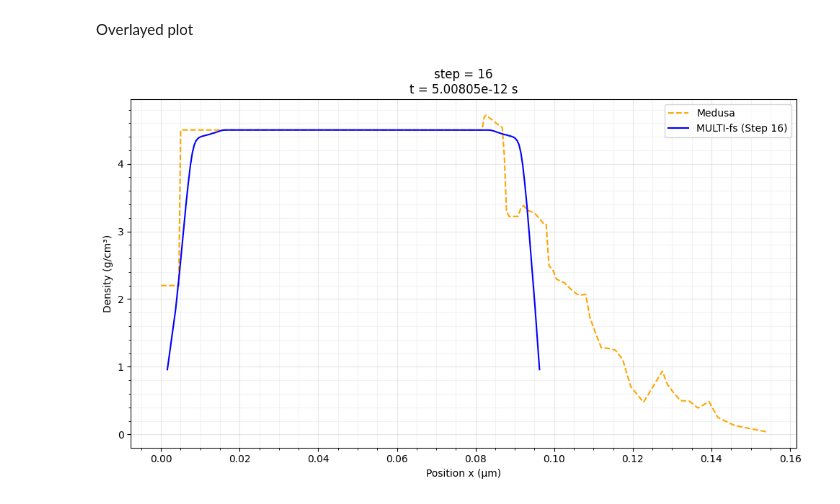
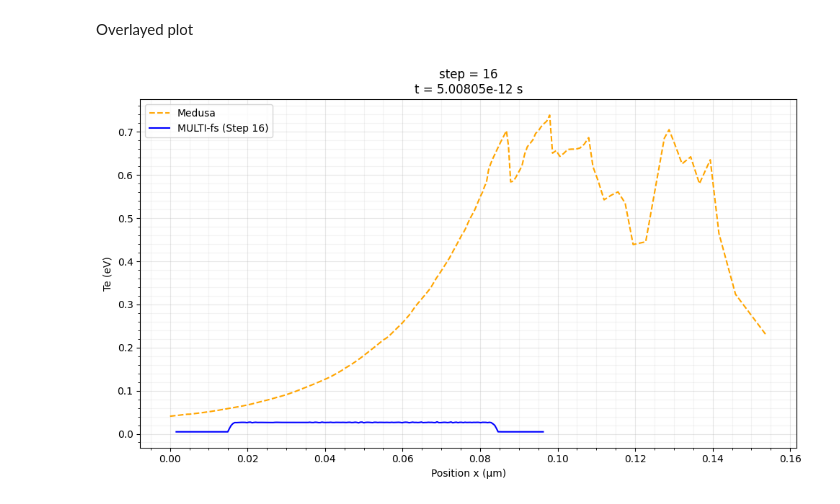
Before and after one commit to LVMoreira/GOLP, a Jupyter notebook: runs/MaxwellSolver/0d70e13Wcm2_5ps/Plotter_Overlay.ipynb, the cells around one changed output. Cells and saved outputs as stored; diff of their text form; code cells hidden in the pictures.

```diff
--- a/runs/MaxwellSolver/0d70e13Wcm2_5ps/Plotter_Overlay.ipynb
+++ b/runs/MaxwellSolver/0d70e13Wcm2_5ps/Plotter_Overlay.ipynb
@@ -42,6 +42,6 @@ Select the variables you want to plot for fortran.
 - 6 - Deposition (depo)
 # %%
 x = data[1]
-y = data[3]
+y = data[4]
 # %% [markdown]
 Select the variables you want to plot for Medusa
@@ -52,6 +52,6 @@ Select the variables you want to plot for Medusa
 # %%
 x_med = data_med[0]
-y_med = data_med[1]
+y_med = data_med[2]
 # %% [markdown]
 Medusa Data processing
 # %%
@@ -117,30 +117,30 @@ Overlayed plot
 # %%
 plt.figure(figsize=(10, 6)) # Make a nice-sized plot
 
 # Plot Medusa data (dashed, orange)
 plt.plot(x_med, y_med, label="Medusa", linestyle="--", color="orange")
 
 #Mirror MULTI data:
 
 
 # Plot MULTI data (solid, blue)
 plt.plot(x+0.005, y, label=f"MULTI-fs (Step {int(step_buffer)})", color="blue")
 
 # --- FIX: Your Y-label was wrong. You are plotting Density ---
 plt.xlabel("Position x (µm)")
-plt.ylabel("Density (g/cm³)") # Not Ti (eV)
+plt.ylabel("Te (eV)")
 
 if time_stamp_buffer is not None:
     title = "step = "+ str(int(step_buffer)) + f"\nt = " + f"{time_stamp_buffer}" + " s"
 else:
     title = "Simulation Overlay"
 
 plt.title(title)
 plt.legend() # This now works because we added labels
 plt.grid(True, alpha=0.3)
 plt.minorticks_on()
 plt.grid(True, which="minor", alpha=0.15)
 plt.tight_layout()
 plt.show()
 # %% [output]
-[figure, old version]
+[figure, new version]
```
Also changed, not shown: parts of 1 cell of this notebook, 4 other files.
